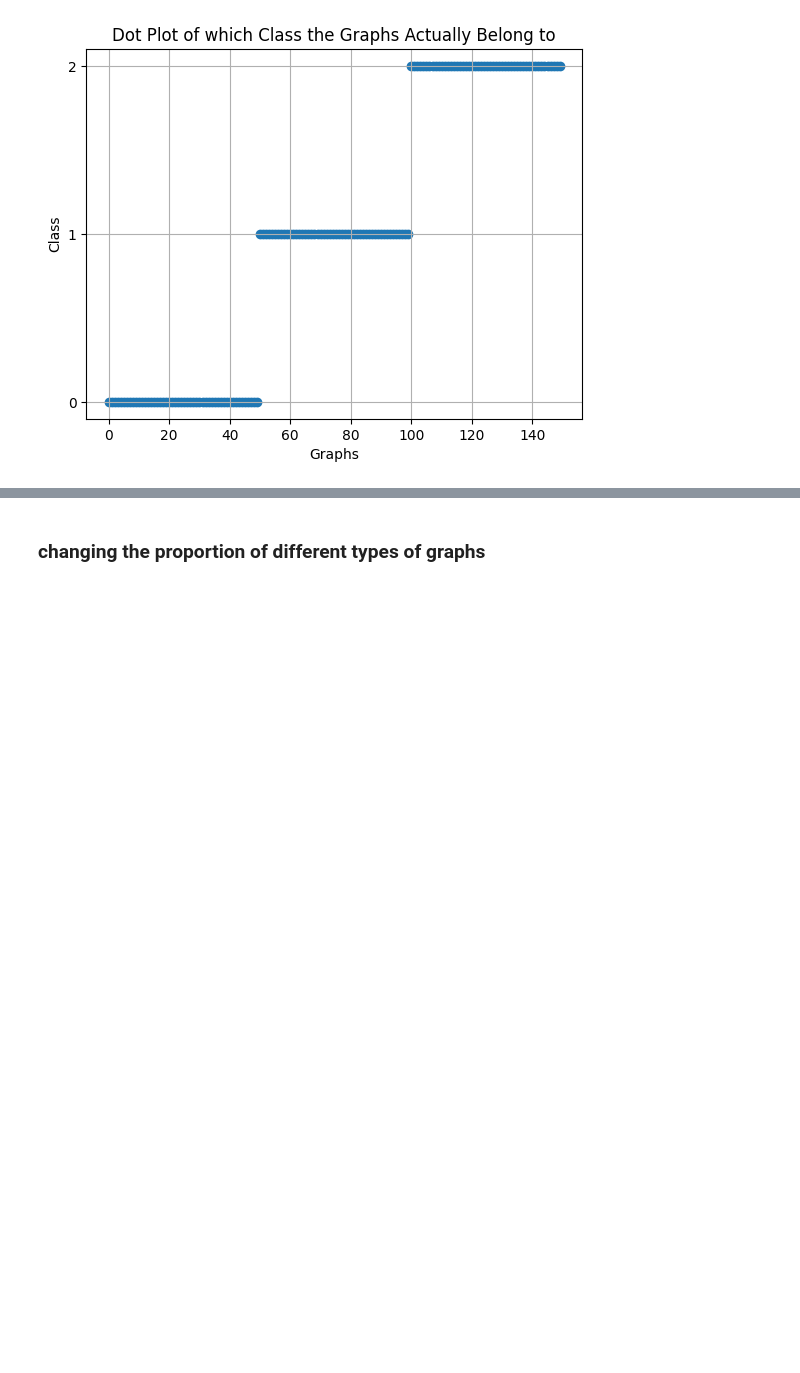
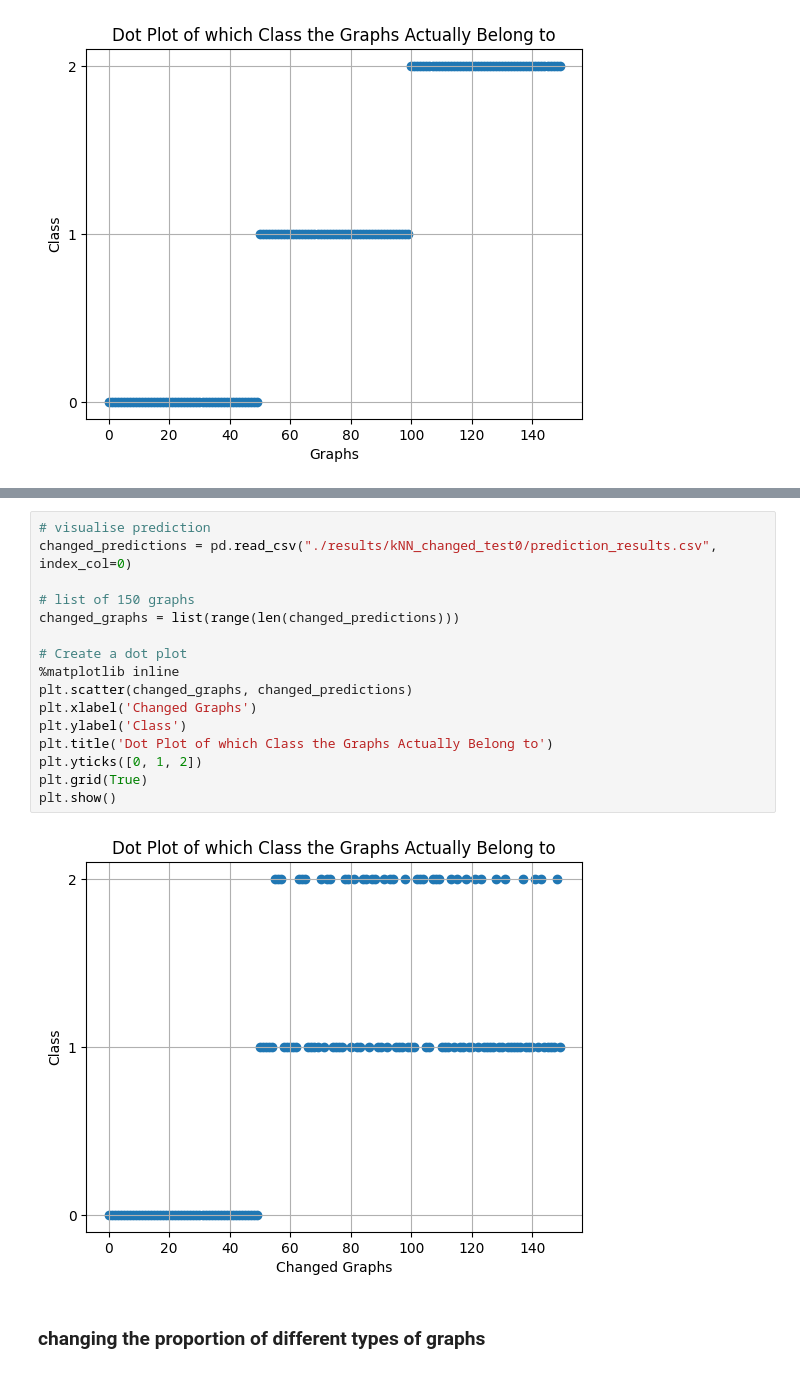
Before and after one commit to cccheryl0111/M2R_Group4, a Jupyter notebook: code.ipynb, the cells around one changed output, grey strips where cells are left out. Drawn from its saved outputs; the diff is of its cells as text; blank space fills up the shorter version.

Commit message:
another test of kNN trained model

```diff
--- a/code.ipynb
+++ b/code.ipynb
@@ -328,3 +415,21 @@ plt.show()
+# %%
+# visualise prediction
+changed_predictions = pd.read_csv("./results/kNN_changed_test0/prediction_results.csv", index_col=0)
+
+# list of 150 graphs
+changed_graphs = list(range(len(changed_predictions)))
+
+# Create a dot plot
+%matplotlib inline
+plt.scatter(changed_graphs, changed_predictions)
+plt.xlabel('Changed Graphs')
+plt.ylabel('Class')
+plt.title('Dot Plot of which Class the Graphs Actually Belong to')
+plt.yticks([0, 1, 2])
+plt.grid(True)
+plt.show()
+# %% [output]
+[figure, added]
 # %% [markdown]
 ### changing the proportion of different types of graphs
 # %%
```
Also changed, not shown: parts of 32 cells of this notebook, 6 other files.
